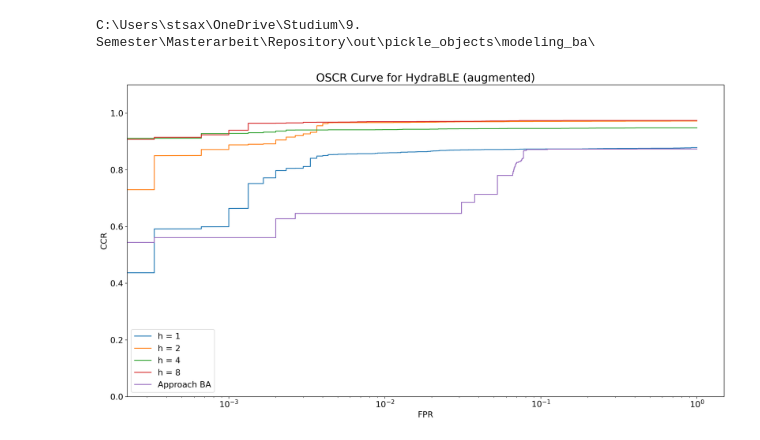
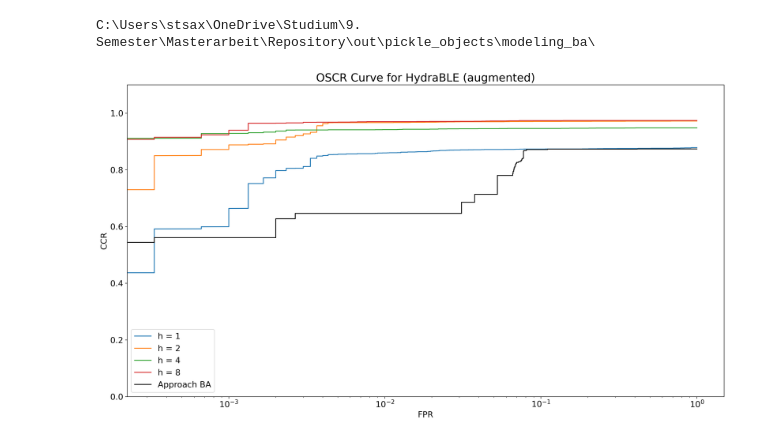
Before and after one commit to stsaxe/Master-Thesis-Stefan-Richard-Saxer, a Jupyter notebook: modeling/EvaluateModelingClassificationAugmented.ipynb, the cells around one changed output. Cells and saved outputs as stored; diff of their text form; code cells hidden in the pictures.

```diff
--- a/modeling/EvaluateModelingClassificationAugmented.ipynb
+++ b/modeling/EvaluateModelingClassificationAugmented.ipynb
@@ -307,35 +307,35 @@ picklePathBA = str(Path.cwd()) + r"\out\pickle_objects\modeling_ba" + "\\"
 
 with open(picklePathBA + "ccrs" + '.pickle', 'rb') as f:
     ccrs_ba = pickle.load(f)
 
 with open(picklePathBA +"fprs" + '.pickle', 'rb') as f:
     fprs_ba = pickle.load(f)
 
 plt.figure(figsize=(16, 9), dpi = 300)
 
 for h, values in oscr_lut.items():
     fprs = values[:, 0]
     ccrs = values[:, 1]
 
     plt.plot(fprs, ccrs, label=f"h = {h}")
 
-plt.plot(fprs_ba, ccrs_ba, label="Approach BA")
+plt.plot(fprs_ba, ccrs_ba, label="Approach BA", color = 'black')
 
 plt.xticks(fontsize=FONTSIZE_TICKS)
 plt.yticks(fontsize=FONTSIZE_TICKS)
 plt.xlabel("Threshold", fontsize=FONTSIZE_LABEL)
 plt.ylim(0, 1.1)
 plt.xscale("log")
 plt.ylabel("CCR", fontsize=FONTSIZE_LABEL)
 plt.xlabel("FPR", fontsize=FONTSIZE_LABEL)
 title = "OSCR Curve for HydraBLE (augmented)"
 plt.title(title, fontsize=FONTSIZE_TITLE)
 plt.legend(fontsize=FONTSIZE_LABEL)
 plt.tight_layout()
 plt.savefig(plotPath + title + ".png", dpi = 300)
 plt.show()
 # %% [output]
-[figure, old version]
+[figure, new version]
 # %%
 metrics = pd.DataFrame(np.array(metric_table).T, columns=("Metric", 1, 2, 4, 8))
 # %%
```
Also changed, not shown: parts of 2 cells of this notebook, 3 other files.
